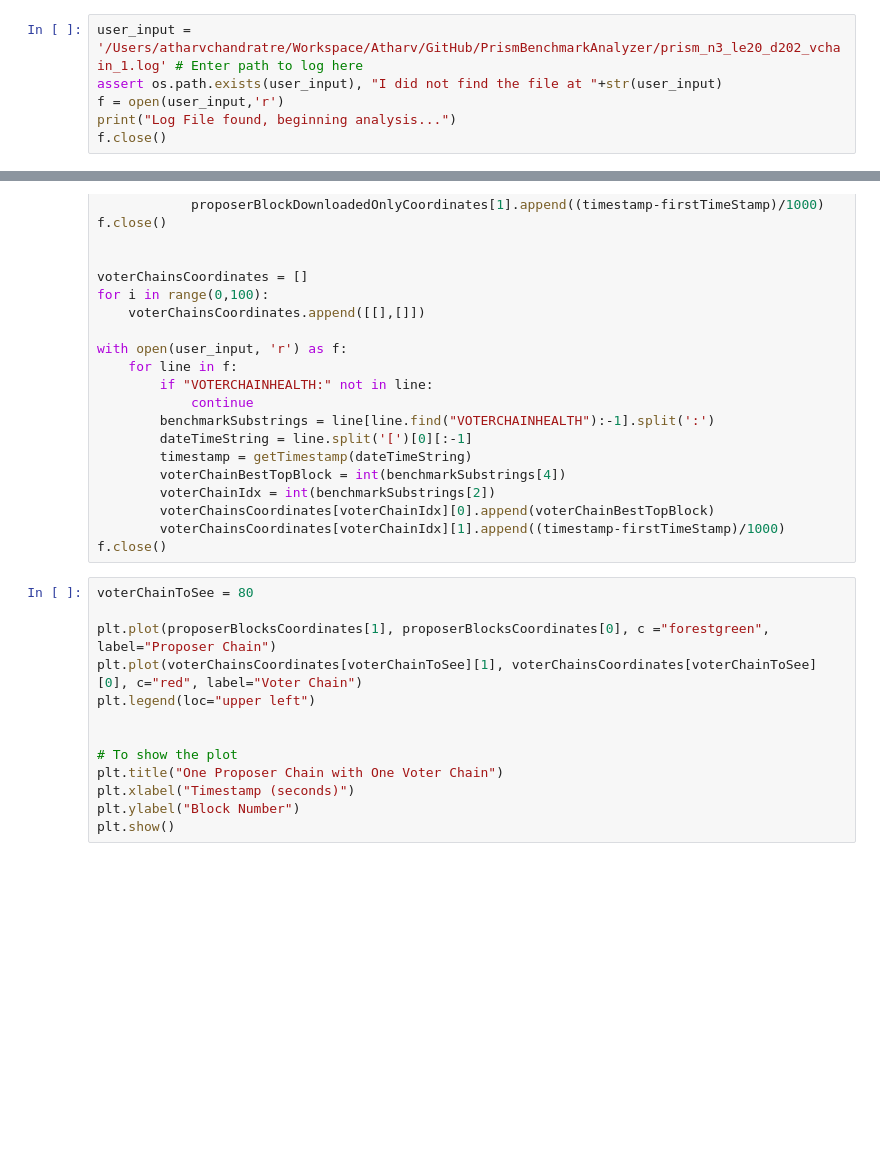
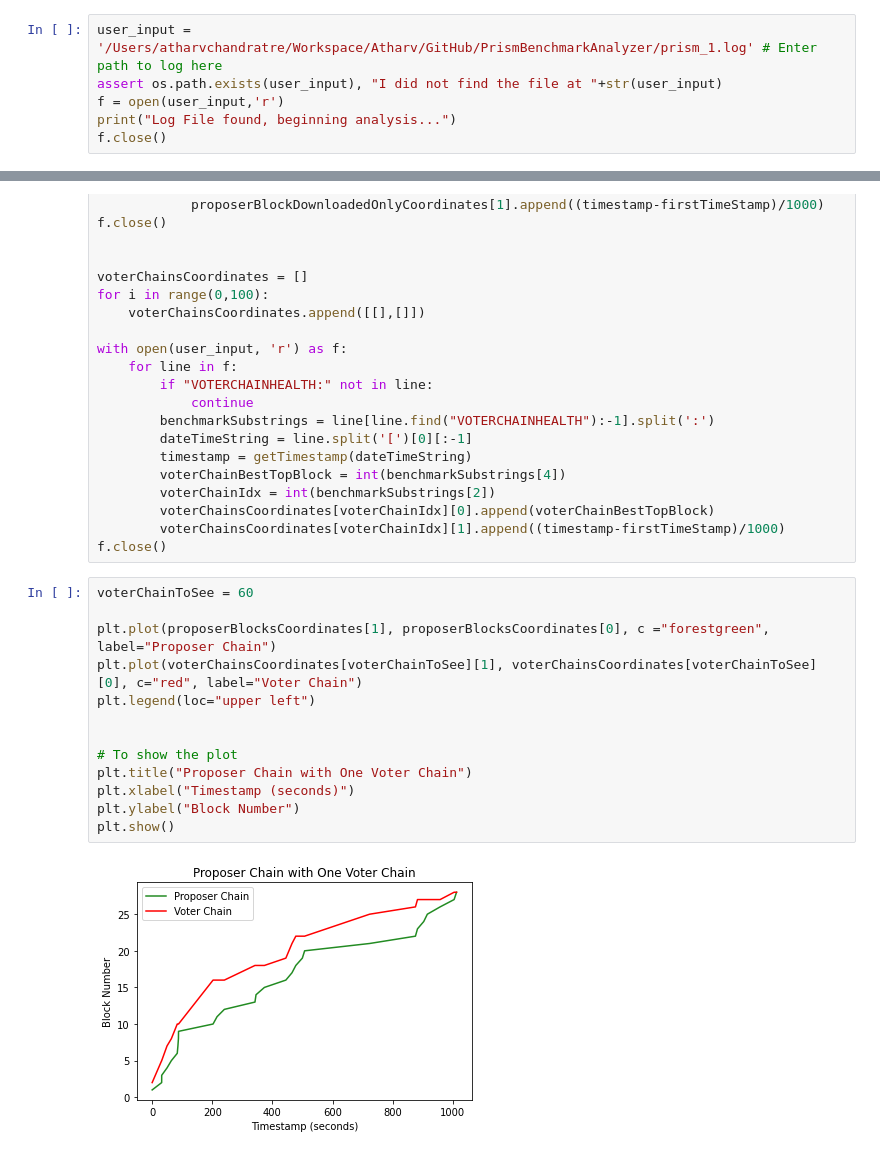
Before and after one commit to AtharvChandratre/PrismBenchmarkAnalyzer, a Jupyter notebook: analyzer.ipynb, the cells around one changed output, grey strips where cells are left out. Saved outputs shown, nothing was run; the diff lists cells and outputs as text; blank space fills up the shorter version.

```diff
--- a/analyzer.ipynb
+++ b/analyzer.ipynb
@@ -6,7 +22,7 @@ from datetime import datetime
 import pandas as pd
 import matplotlib.pyplot as plt
 # %%
-user_input = '/Users/atharvchandratre/Workspace/Atharv/GitHub/PrismBenchmarkAnalyzer/prism_n3_le20_d202_vchain_1.log' # Enter path to log here
+user_input = '/Users/atharvchandratre/Workspace/Atharv/GitHub/PrismBenchmarkAnalyzer/prism_1.log' # Enter path to log here
 assert os.path.exists(user_input), "I did not find the file at "+str(user_input)
 f = open(user_input,'r')
 print("Log File found, beginning analysis...")
@@ -155,16 +201,18 @@ with open(user_input, 'r') as f:
         voterChainsCoordinates[voterChainIdx][1].append((timestamp-firstTimeStamp)/1000)
 f.close()
 # %%
-voterChainToSee = 80
+voterChainToSee = 60
 
 plt.plot(proposerBlocksCoordinates[1], proposerBlocksCoordinates[0], c ="forestgreen", label="Proposer Chain")
 plt.plot(voterChainsCoordinates[voterChainToSee][1], voterChainsCoordinates[voterChainToSee][0], c="red", label="Voter Chain")
 plt.legend(loc="upper left")
 
 
 # To show the plot
-plt.title("One Proposer Chain with One Voter Chain")
+plt.title("Proposer Chain with One Voter Chain")
 plt.xlabel("Timestamp (seconds)")
 plt.ylabel("Block Number")
 plt.show()
+# %% [output]
+[figure, added]
 # %%
```
Also changed, not shown: parts of 11 cells of this notebook.
